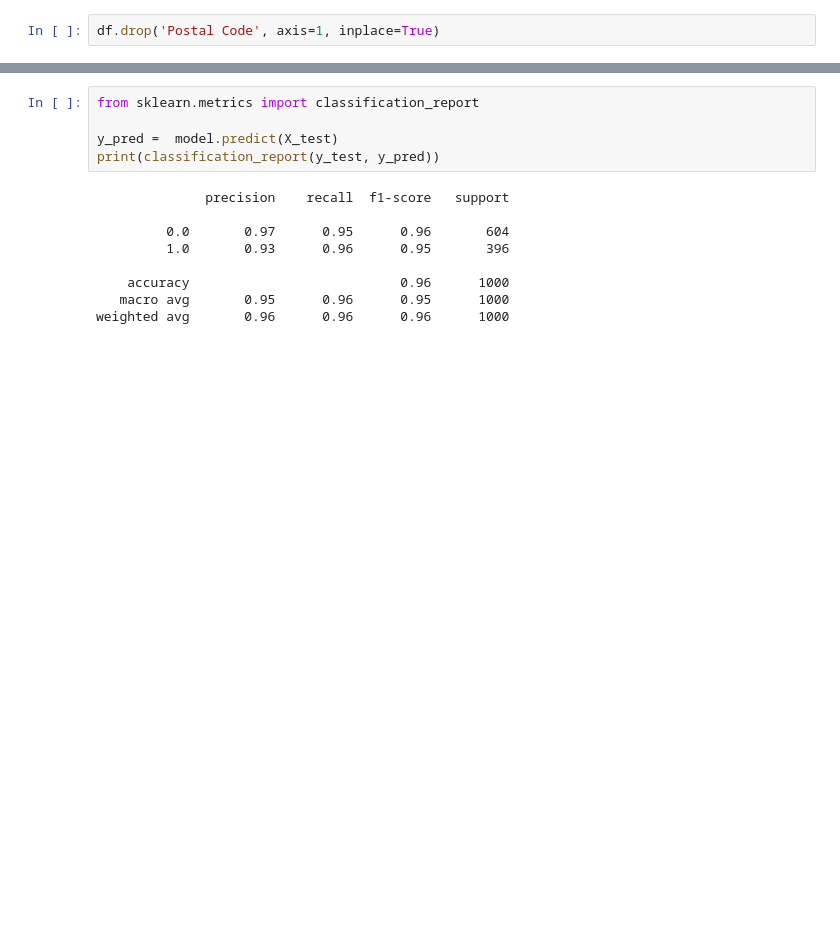
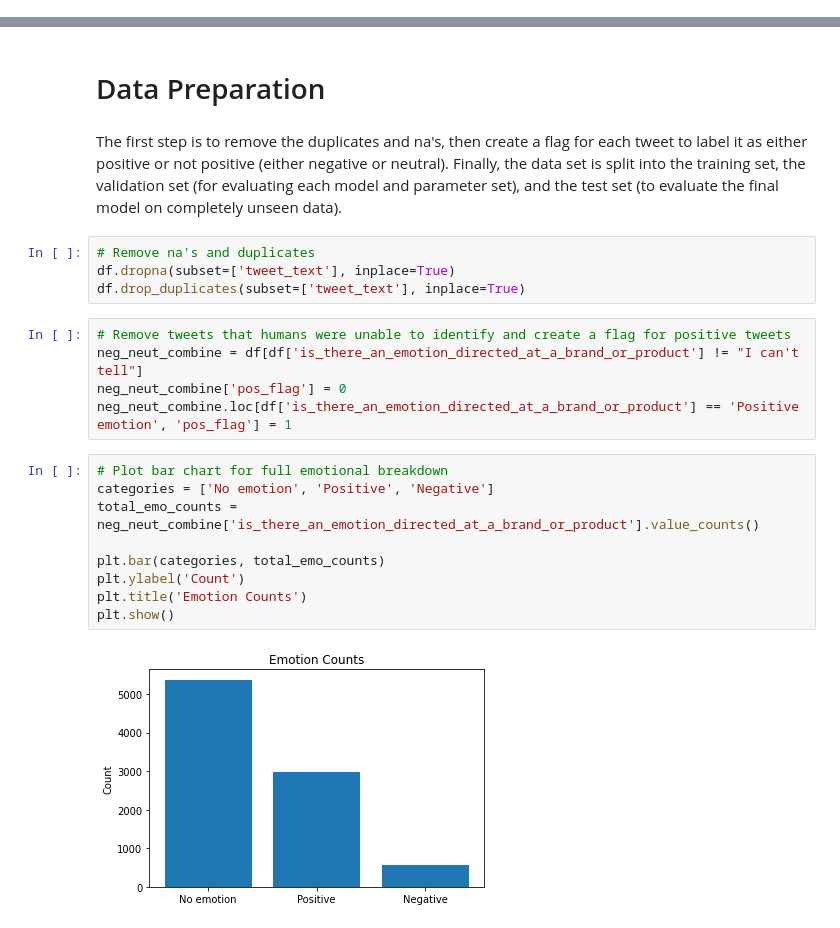
Before and after one commit to MattLeRoi/nlp_product_sentiment_project, a Jupyter notebook: index.ipynb, the cells around one changed output, grey strips where cells are left out. Cells and saved outputs as stored; diff of their text form; blank space fills up the shorter version.

```diff
--- a/index.ipynb
+++ b/index.ipynb
@@ -51,2 +69,0 @@ memory usage: 9.4+ MB
-# %%
-df.drop('Postal Code', axis=1, inplace=True)
@@ -154,14 +70,24 @@ LogisticRegression()
-# %%
-from sklearn.metrics import classification_report
-
-y_pred =  model.predict(X_test)
-print(classification_report(y_test, y_pred))
-# %% [output]
-              precision    recall  f1-score   support
-
-         0.0       0.97      0.95      0.96       604
-         1.0       0.93      0.96      0.95       396
-
-    accuracy                           0.96      1000
-   macro avg       0.95      0.96      0.95      1000
-weighted avg       0.96      0.96      0.96      1000
+# %% [markdown]
+# Data Preparation
+# %% [markdown]
+The first step is to remove the duplicates and na's, then create a flag for each tweet to label it as either positive or not positive (either negative or neutral). Finally, the data set is split into the training set, the validation set (for evaluating each model and parameter set), and the test set (to evaluate the final model on completely unseen data).
+# %%
+# Remove na's and duplicates
+df.dropna(subset=['tweet_text'], inplace=True)
+df.drop_duplicates(subset=['tweet_text'], inplace=True)
+# %%
+# Remove tweets that humans were unable to identify and create a flag for positive tweets
+neg_neut_combine = df[df['is_there_an_emotion_directed_at_a_brand_or_product'] != "I can't tell"]
+neg_neut_combine['pos_flag'] = 0
+neg_neut_combine.loc[df['is_there_an_emotion_directed_at_a_brand_or_product'] == 'Positive emotion', 'pos_flag'] = 1
+# %%
+# Plot bar chart for full emotional breakdown
+categories = ['No emotion', 'Positive', 'Negative']
+total_emo_counts = neg_neut_combine['is_there_an_emotion_directed_at_a_brand_or_product'].value_counts()
+
+plt.bar(categories, total_emo_counts)
+plt.ylabel('Count')
+plt.title('Emotion Counts')
+plt.show()
+# %% [output]
+[figure, added]
```
Also changed, not shown: parts of 46 cells of this notebook.
